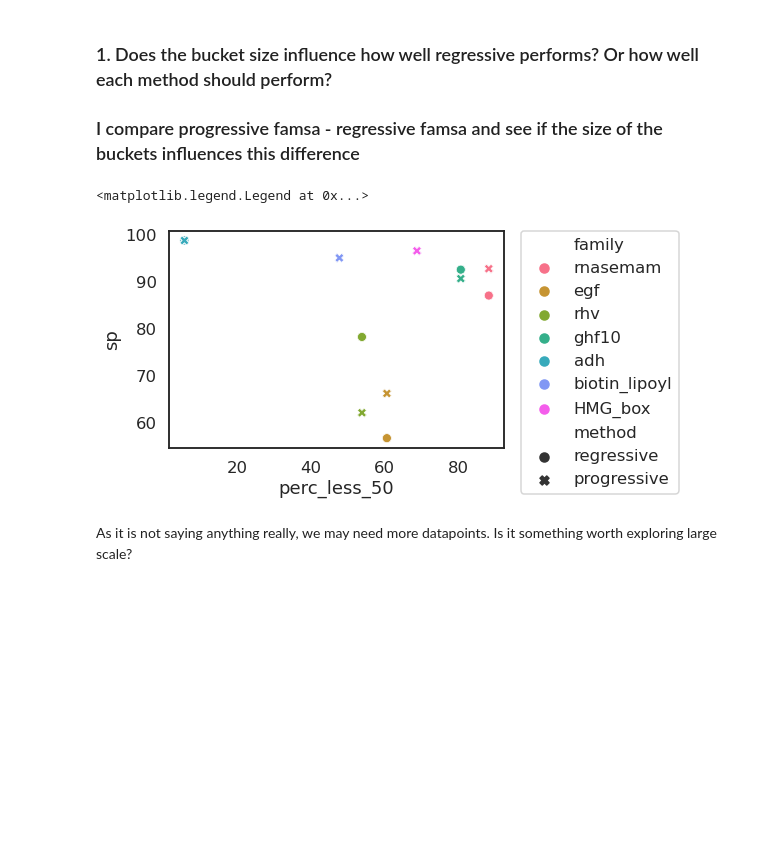
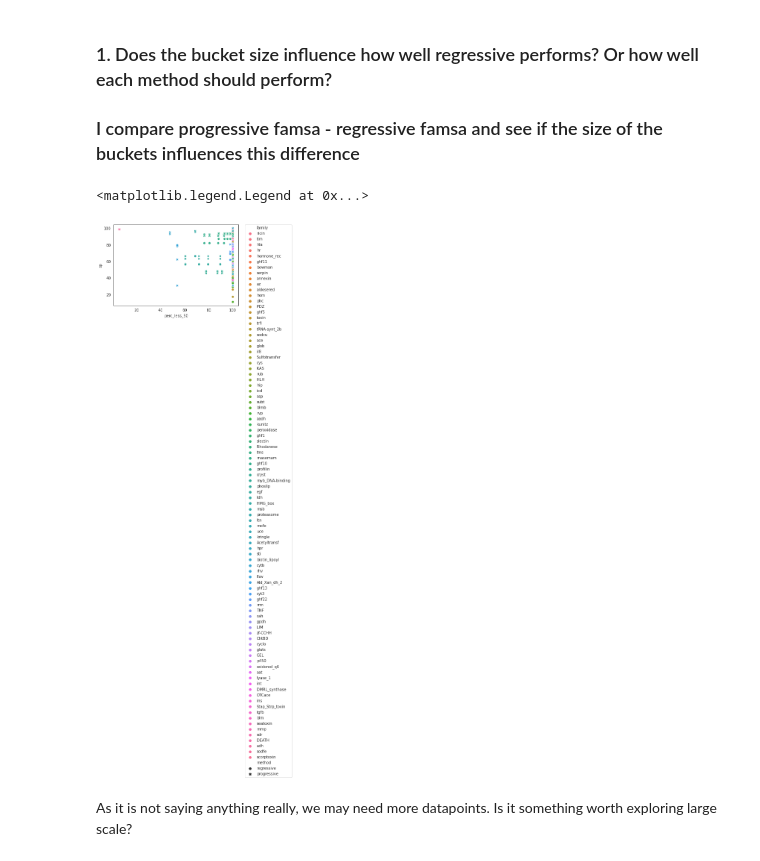
Before and after one commit to luisas/nf_structural_regression, a Jupyter notebook: notebook/02_benchmark_dynamic_v.1.0.ipynb, the cells around one changed output. Cells and saved outputs as stored; diff of their text form; code cells hidden in the pictures; blank space fills up the shorter version.

```diff
--- a/notebook/02_benchmark_dynamic_v.1.0.ipynb
+++ b/notebook/02_benchmark_dynamic_v.1.0.ipynb
@@ -87,22 +87,21 @@ buckets_summary = pd.DataFrame()
 for root, dirs, files in os.walk(alignments_dir):
     for name in files:
         # Only retain subset
-        if name.startswith(tuple(family_subset)):
-            file = os.path.join(root,name)
-            if file.endswith("bucket.log"):
-                name = os.path.basename(os.path.dirname(file))
-                buckets = list(pd.read_csv(file, header = None, engine='python', delim_whitespace=True)[3])
-                less_50 = sum(i <= 50 for i in buckets)
-                more_50 = sum(i > 50 for i in buckets)
-                less_100 = sum(i <= 100 for i in buckets)
-                more_100 = sum(i > 100 for i in buckets)
-                ratio_50 = less_50/more_50
-                ratio_100 = less_100/more_100
-                tot = less_50 + more_50
-                buckets_df = pd.DataFrame(data = {"name" : [name], "buckets" : [buckets],
-                                                 "less_50":less_50, "more_50":more_50,
-                                                 "less_100": less_100, "more_100": more_100,
-                                                  "ratio_50":ratio_50, "ratio_100":ratio_100,
-                                                  "tot": tot})
-                buckets_df = buckets_df.astype("object")
-                buckets_summary = pd.concat([buckets_summary,buckets_df], ignore_index=True)
+        file = os.path.join(root,name)
+        if file.endswith("bucket.log"):
+            name = os.path.basename(os.path.dirname(file))
+            if name.startswith("hormone"):
+                print(name)
+            buckets = list(pd.read_csv(file, header = None, engine='python', delim_whitespace=True)[3])
+            less_50 = sum(i <= 50 for i in buckets)
+            more_50 = sum(i > 50 for i in buckets)
+            less_100 = sum(i <= 100 for i in buckets)
+            more_100 = sum(i > 100 for i in buckets)
+            mean_buckets = mean(buckets)
+            tot = less_50 + more_50
+            buckets_df = pd.DataFrame(data = {"name" : [name], "buckets" : [buckets],
+                                             "less_50":less_50, "more_50":more_50,
+                                             "less_100": less_100, "more_100": more_100, "mean_buckets": mean_buckets,
+                                              "tot": tot})
+            buckets_df = buckets_df.astype("object")
+            buckets_summary = pd.concat([buckets_summary,buckets_df], ignore_index=True)
@@ -207,17 +212,17 @@ Best performers are Mafft-ginsi (for smaller families) and FAMSA progressive(for
 # %%
 scores_df_famsa = pd.concat([regressive_scores, progressive_scores], ignore_index=True, sort=False)
 scores_df_famsa = scores_df_famsa[scores_df_famsa.family.str.contains("ref") == False]
 scores_df_famsa = scores_df_famsa[scores_df_famsa.align_method == "FAMSA"]
 buckets_summary["family"] = buckets_summary.name.str.split('.', expand = True)[0]
 scores_df_famsa = pd.merge(scores_df_famsa,buckets_summary, how = "left", on = "family")
-scores_df_famsa=scores_df_famsa.dropna(subset=['ratio_50'])
+#scores_df_famsa=scores_df_famsa.dropna(subset=['ratio_50'])
 scores_df_famsa["perc_less_50"] = scores_df_famsa.less_50*100/scores_df_famsa.tot
 
 sns.scatterplot(data=scores_df_famsa, y="sp", x="perc_less_50", hue="family", style="method")
 plt.legend(bbox_to_anchor=(1.05, 1), loc=2, borderaxespad=0.)
 # %% [output]
 <matplotlib.legend.Legend at 0x...>
-[figure, old version]
+[figure, new version]
 # %% [markdown]
 As it is not saying anything really, we may need more datapoints.
 Is it something worth exploring large scale?
```
Also changed, not shown: parts of 13 cells of this notebook, 52 other files.
